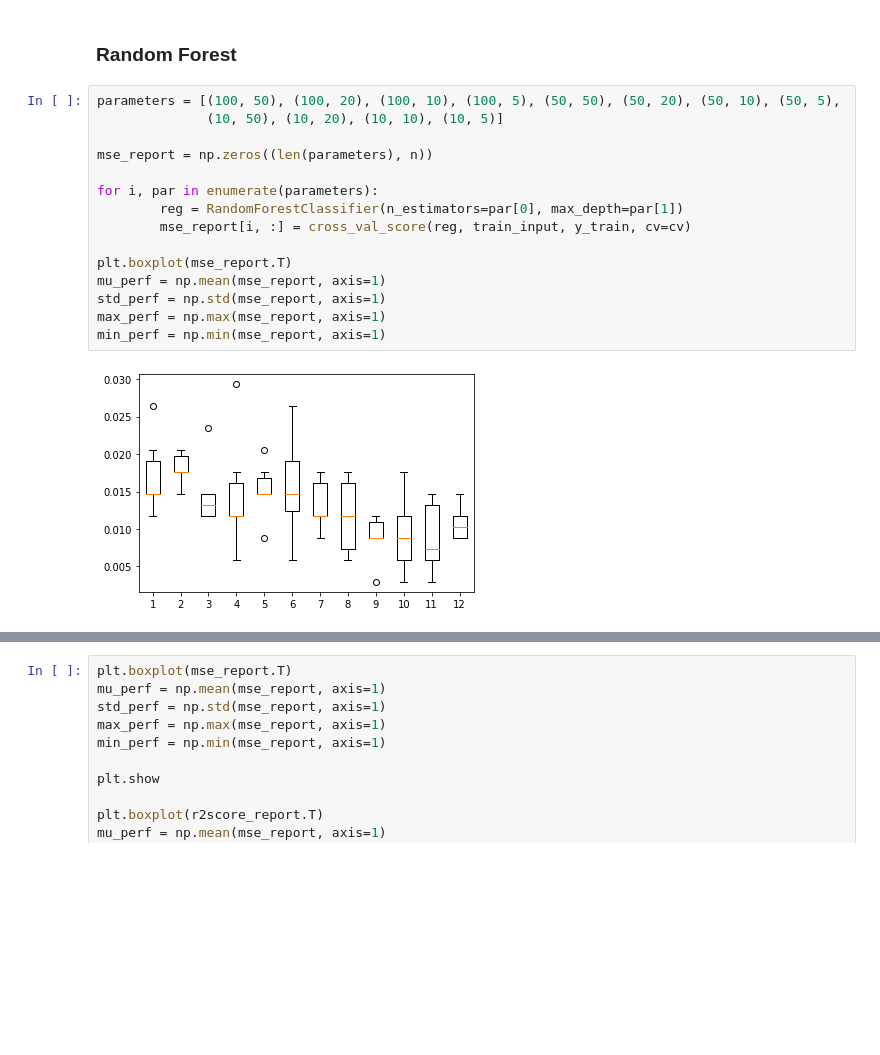
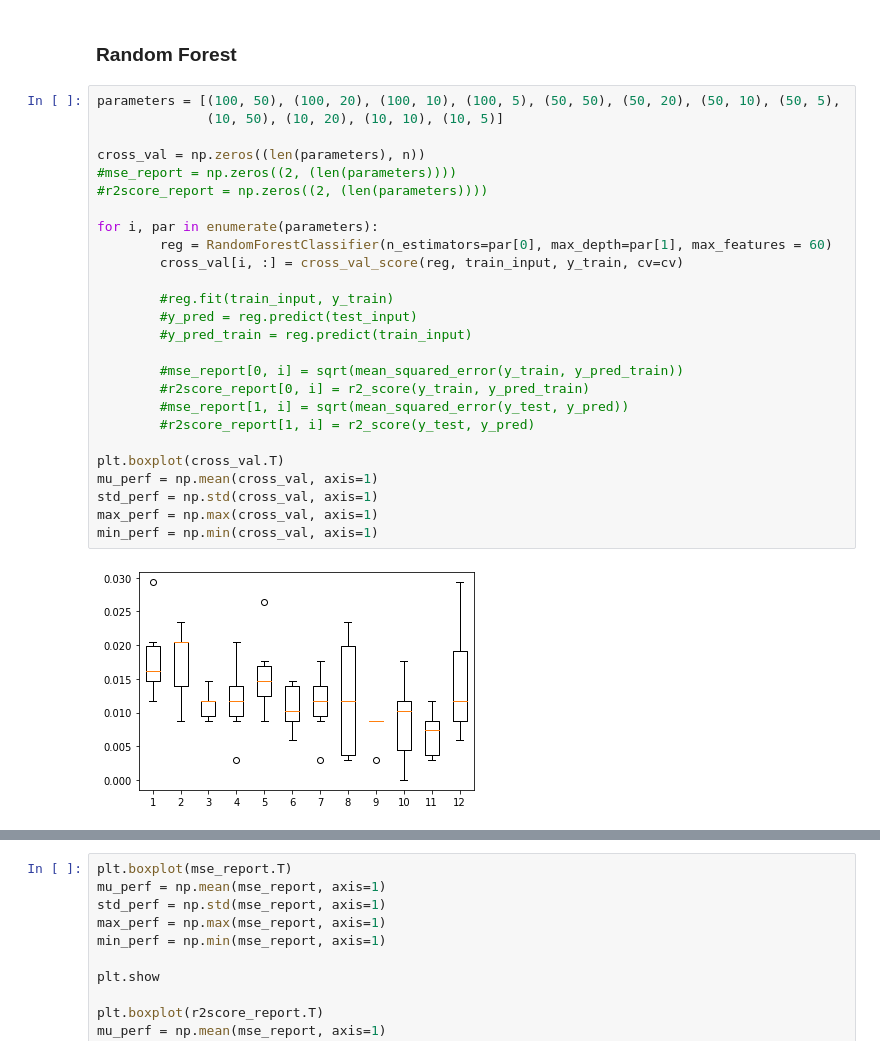
Before and after one commit to BenInTheBox/DataScienceInPractice, a Jupyter notebook: project/code.ipynb, the cells around one changed output, grey strips where cells are left out. Drawn from its saved outputs; the diff is of its cells as text; blank space fills up the shorter version.

```diff
--- a/project/code.ipynb
+++ b/project/code.ipynb
@@ -861,17 +861,28 @@ Real price:  290000  Predicted one:  257940  Error:  12 %
 # %%
 parameters = [(100, 50), (100, 20), (100, 10), (100, 5), (50, 50), (50, 20), (50, 10), (50, 5),
               (10, 50), (10, 20), (10, 10), (10, 5)]
 
-mse_report = np.zeros((len(parameters), n))
+cross_val = np.zeros((len(parameters), n))
+#mse_report = np.zeros((2, (len(parameters))))
+#r2score_report = np.zeros((2, (len(parameters))))
 
 for i, par in enumerate(parameters):
-        reg = RandomForestClassifier(n_estimators=par[0], max_depth=par[1])
-        mse_report[i, :] = cross_val_score(reg, train_input, y_train, cv=cv)
+        reg = RandomForestClassifier(n_estimators=par[0], max_depth=par[1], max_features = 60)
+        cross_val[i, :] = cross_val_score(reg, train_input, y_train, cv=cv)
 
-plt.boxplot(mse_report.T)
-mu_perf = np.mean(mse_report, axis=1)
-std_perf = np.std(mse_report, axis=1)
-max_perf = np.max(mse_report, axis=1)
-min_perf = np.min(mse_report, axis=1)
+        #reg.fit(train_input, y_train)
+        #y_pred = reg.predict(test_input)
+        #y_pred_train = reg.predict(train_input)
+
+        #mse_report[0, i] = sqrt(mean_squared_error(y_train, y_pred_train))
+        #r2score_report[0, i] = r2_score(y_train, y_pred_train)
+        #mse_report[1, i] = sqrt(mean_squared_error(y_test, y_pred))
+        #r2score_report[1, i] = r2_score(y_test, y_pred)
+
+plt.boxplot(cross_val.T)
+mu_perf = np.mean(cross_val, axis=1)
+std_perf = np.std(cross_val, axis=1)
+max_perf = np.max(cross_val, axis=1)
+min_perf = np.min(cross_val, axis=1)
 # %% [output]
-[figure, old version]
+[figure, new version]
```
Also changed, not shown: parts of 12 cells of this notebook.
